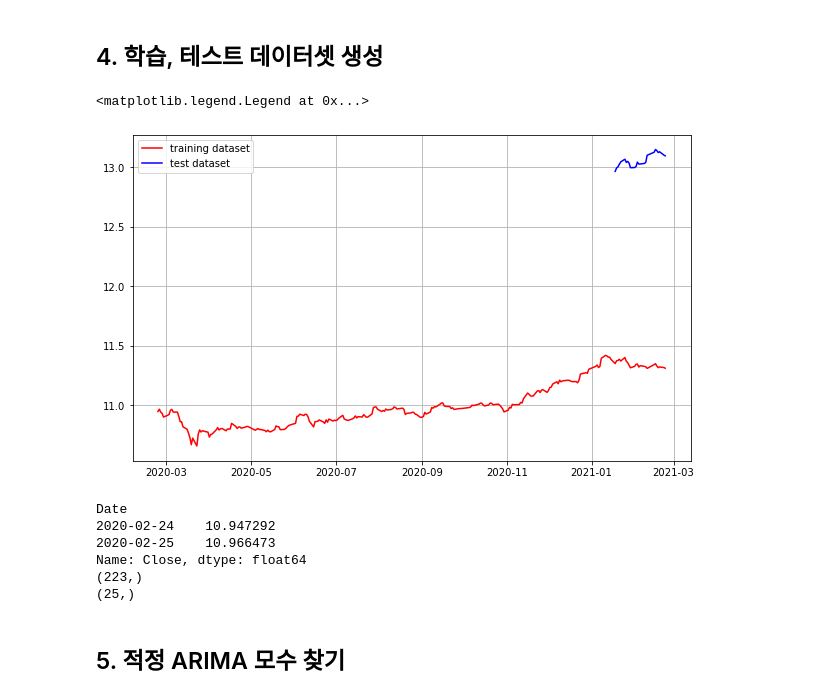
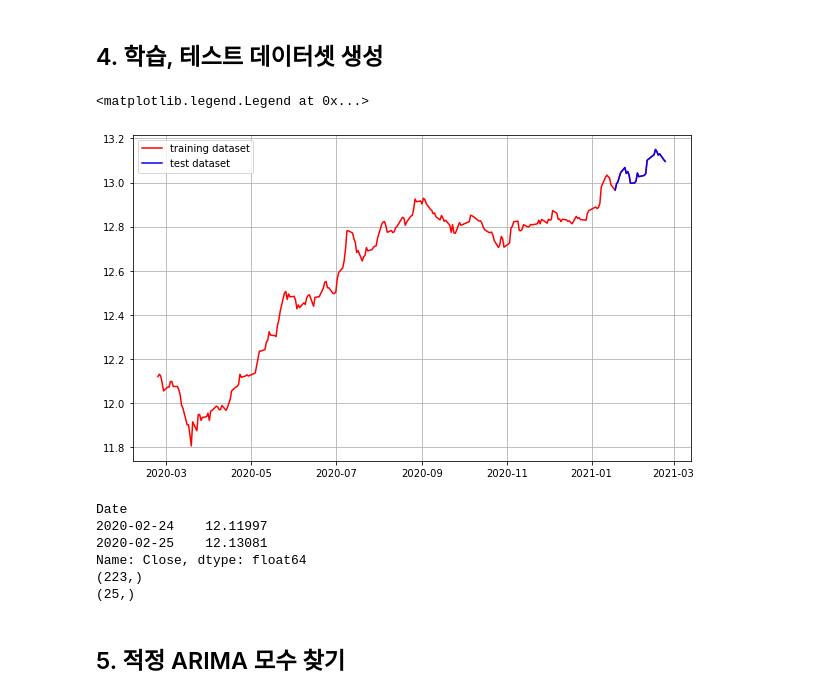
Before and after one commit to JadenM5223/1st-repository, a Jupyter notebook: Exploration/EP13. Predict the Stock.ipynb, the cells around one changed output. Drawn from its saved outputs; the diff is of its cells as text; code cells hidden in the pictures.

```diff
--- a/Exploration/EP13. Predict the Stock.ipynb
+++ b/Exploration/EP13. Predict the Stock.ipynb
@@ -812,23 +824,23 @@ dtype: float64
 # %%
 # 학습 및 테스트 데이터 분리
 train_data, test_data = ts2_log[:int(len(ts2_log)*0.90)], ts2_log[int(len(ts2_log)*0.90):]
 plt.figure(figsize=(10,6))
 plt.grid(True)
-plt.plot(ts_log, c='r', label='training dataset')  # train_data를 적용하면 그래프가 끊어져 보이므로 자연스러운 연출을 위해 ts_log를 선택
+plt.plot(ts2_log, c='r', label='training dataset')  # train_data를 적용하면 그래프가 끊어져 보이므로 자연스러운 연출을 위해 ts_log를 선택
 plt.plot(test_data, c='b', label='test dataset')
 plt.legend()
 # %% [output]
 <matplotlib.legend.Legend at 0x...>
-[figure, old version]
+[figure, new version]
 # %%
 # 데이터셋 형태 확인
-print(ts_log[:2])
+print(ts2_log[:2])
 print(train_data.shape)
 print(test_data.shape)
 # %% [output]
 Date
-2020-02-24    10.947292
-2020-02-25    10.966473
+2020-02-24    12.11997
+2020-02-25    12.13081
 Name: Close, dtype: float64
 (223,)
 (25,)
```
Also changed, not shown: parts of 73 cells of this notebook, 1 other file.
